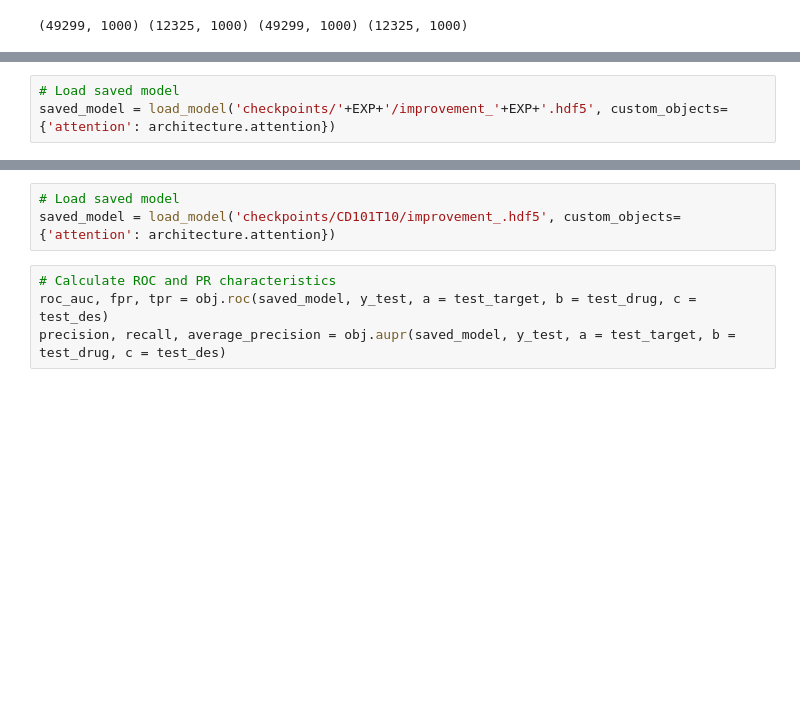
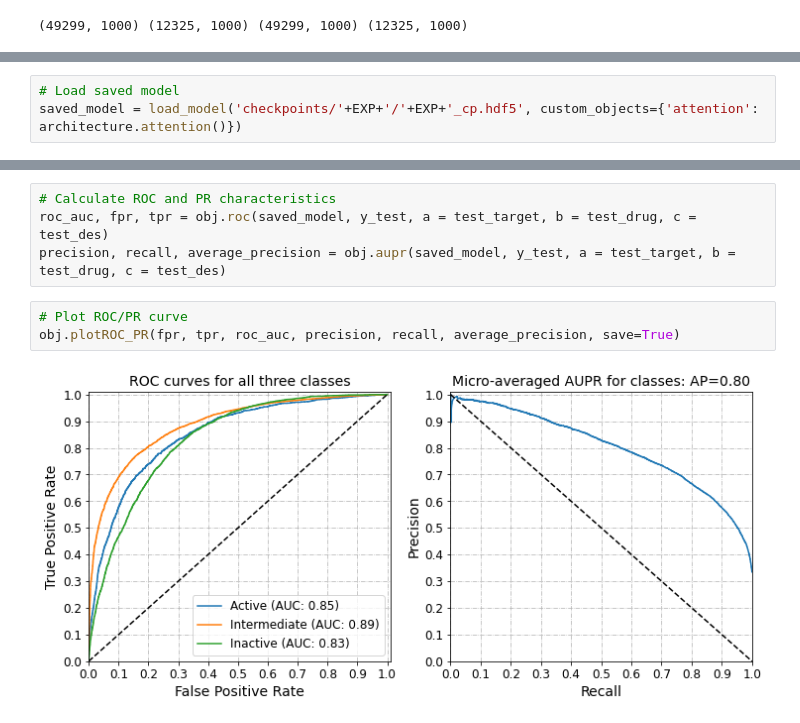
Before and after one commit to TeamSundar/dNNDR, a Jupyter notebook: CD101T10.ipynb, the cells around one changed output, grey strips where cells are left out. Saved outputs shown, nothing was run; the diff lists cells and outputs as text; blank space fills up the shorter version.

```diff
--- a/CD101T10.ipynb
+++ b/CD101T10.ipynb
@@ -148,3 +134,3 @@ obj.plotTrainingPerf(history, save=False)
 # %%
 # Load saved model
-saved_model = load_model('checkpoints/'+EXP+'/improvement_'+EXP+'.hdf5', custom_objects={'attention': architecture.attention})
+saved_model = load_model('checkpoints/'+EXP+'/'+EXP+'_cp.hdf5', custom_objects={'attention': architecture.attention()})
@@ -155,7 +137,9 @@ WARNING:tensorflow:From /home/dell15/KING/Work_ubuntu/Projects/MO-int/king_env/l
-# %%
-# Load saved model
-saved_model = load_model('checkpoints/CD101T10/improvement_.hdf5', custom_objects={'attention': architecture.attention})
 # %%
 # Calculate ROC and PR characteristics
 roc_auc, fpr, tpr = obj.roc(saved_model, y_test, a = test_target, b = test_drug, c = test_des)
 precision, recall, average_precision = obj.aupr(saved_model, y_test, a = test_target, b = test_drug, c = test_des)
+# %%
+# Plot ROC/PR curve
+obj.plotROC_PR(fpr, tpr, roc_auc, precision, recall, average_precision, save=True)
+# %% [output]
+[figure, added]
```
Also changed, not shown: parts of 15 cells of this notebook, 1 other file.
